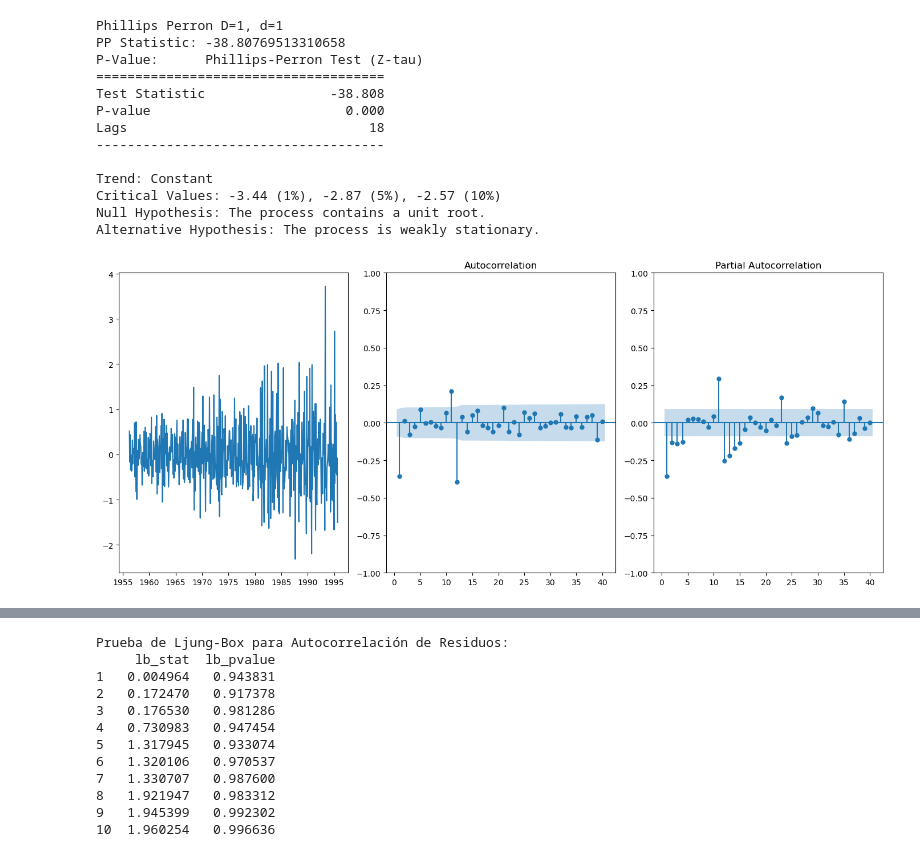
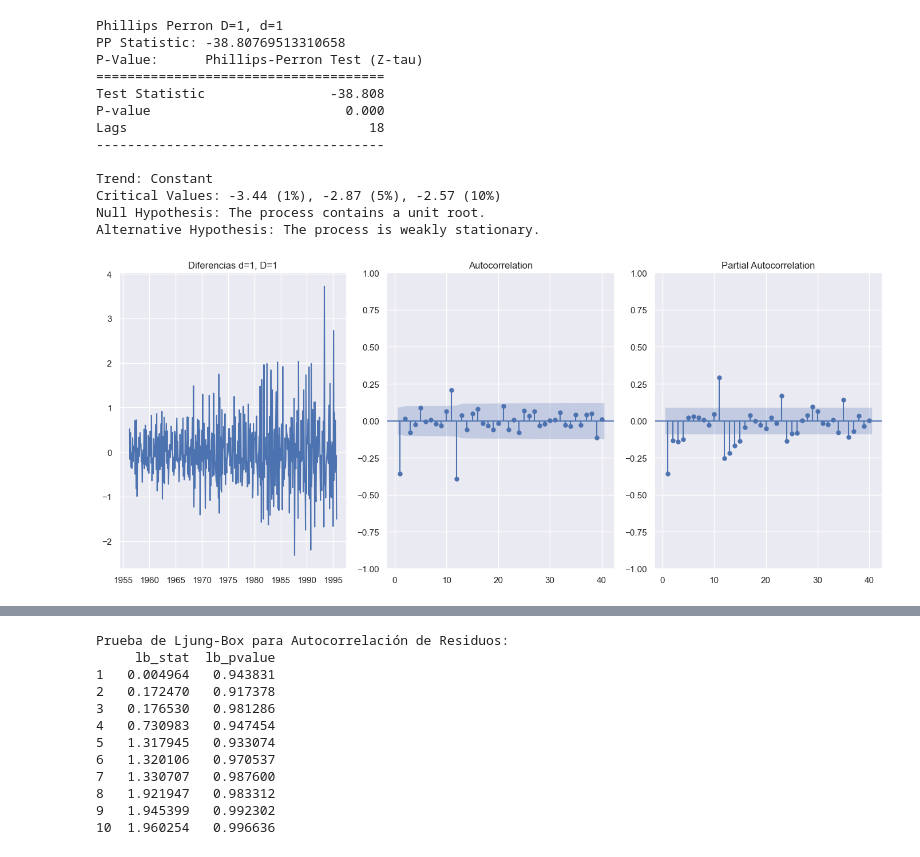
Before and after one commit to Wilsonsr/Series-de-Tiempo, a Jupyter notebook: Cuadernos Python/6_sarima_gas_box_cox.ipynb, the cells around one changed output, grey strips where cells are left out. Saved outputs shown, nothing was run; the diff lists cells and outputs as text; code cells hidden in the pictures.

```diff
--- a/Cuadernos Python/6_sarima_gas_box_cox.ipynb
+++ b/Cuadernos Python/6_sarima_gas_box_cox.ipynb
@@ -487,17 +503,18 @@ Critical Values: -3.44 (1%), -2.87 (5%), -2.57 (10%)
 Null Hypothesis: The process contains a unit root.
 Alternative Hypothesis: The process is weakly stationary.
 # %%
-fig, ax=plt.subplots(1,3, figsize=(14,6))
+sns.set_theme()
+fig, ax=plt.subplots(1,3,figsize=(14,6))
 
 ax[0].plot(z1.diff().diff().dropna())
 plot_acf(z1.diff(12).diff().dropna(),ax[1], lags=40, zero=False)
 plot_pacf(z1.diff(12).diff().dropna(), ax[2], lags=40, zero=False)
-
+ax[0].set_title('Diferencias d=1, D=1')
 
 plt.tight_layout()
 plt.show()
 # %% [output]
-[figure, old version]
+[figure, new version]
 # %%
 modelo_1 =ARIMA(z1, order=(0, 1, 1) , seasonal_order=(0,1,1,12)).fit()
 # %%
```
Also changed, not shown: parts of 17 cells of this notebook.
